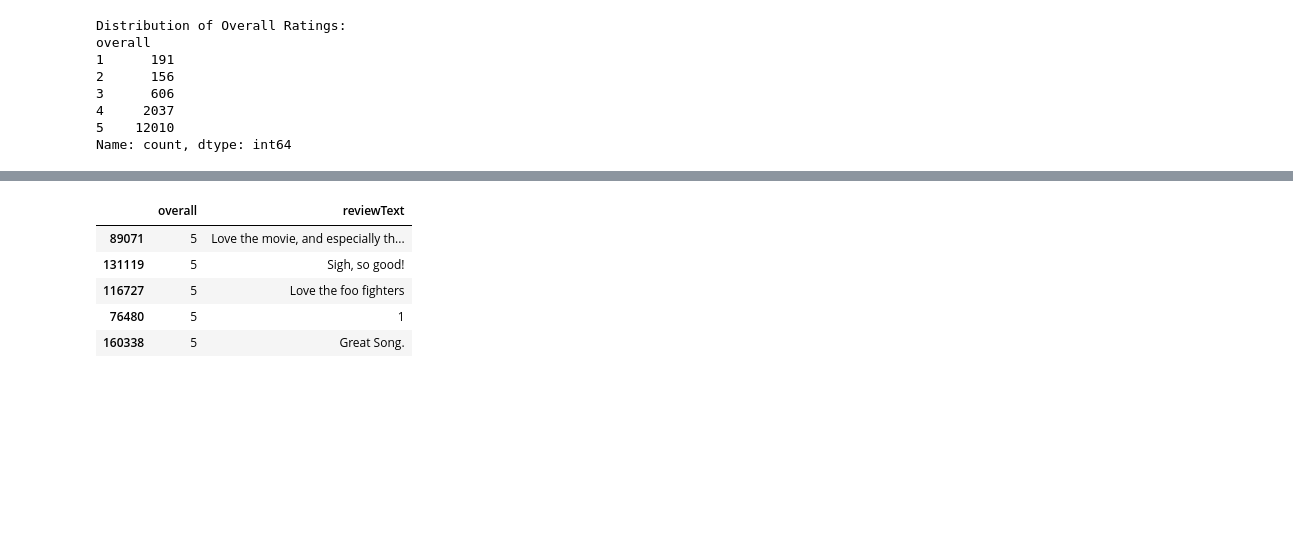
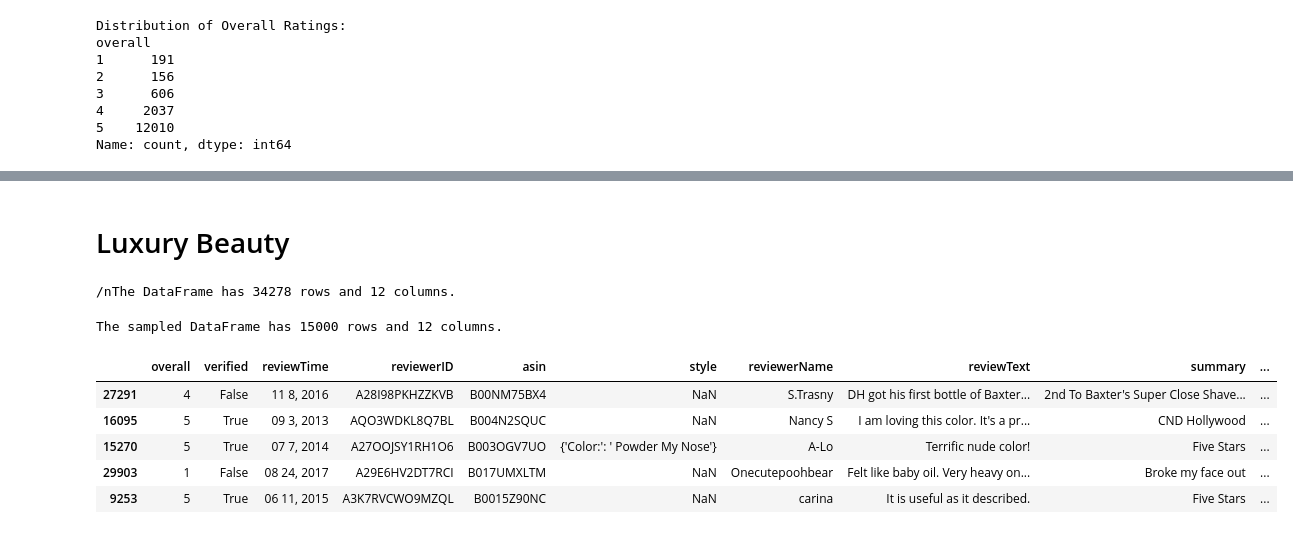
Before and after one commit to maryam2004-hub/i236004-NLP-Assignment3, a Jupyter notebook: i236004_NLP_Assignment3.ipynb, the cells around one changed output, grey strips where cells are left out. Cells and saved outputs as stored; diff of their text form; code cells hidden in the pictures; blank space fills up the shorter version.

Commit message:
Repeated the same for Luxury_Beauty_5

```diff
--- a/i236004_NLP_Assignment3.ipynb
+++ b/i236004_NLP_Assignment3.ipynb
@@ -55,9 +54,25 @@ df_sampled_2 = df_sampled[['overall', 'reviewText']]
-# %%
-df_sampled_2.head()
-# %% [output]
-|  | overall | reviewText |
-| 89071 | 5 | Love the movie, and especially th... |
-| 131119 | 5 | Sigh, so good! |
-| 116727 | 5 | Love the foo fighters |
-| 76480 | 5 | 1 |
-| 160338 | 5 | Great Song. |
+# %% [markdown]
+# Luxury Beauty
+# %%
+import pandas as pd
+
+# Load a JSON file into a pandas DataFrame
+df2 = pd.read_json('/content/Luxury_Beauty_5.json', lines=True)
+
+print(f"/nThe DataFrame has {df2.shape[0]} rows and {df2.shape[1]} columns.")
+# %% [output]
+/nThe DataFrame has 34278 rows and 12 columns.
+# %%
+# Randomly sample 15,000 rows
+df2_sampled = df2.sample(n=15000, random_state=42) # Using random_state for reproducibility
+
+print(f"The sampled DataFrame has {df2_sampled.shape[0]} rows and {df2_sampled.shape[1]} columns.")
+df2_sampled.head()
+# %% [output]
+The sampled DataFrame has 15000 rows and 12 columns.
+|  | overall | verified | reviewTime | reviewerID | asin | style | reviewerName | reviewText | summary | ... |
+| 27291 | 4 | False | 11 8, 2016 | A28I98PKHZZKVB | B00NM75BX4 | NaN | S.Trasny | DH got his first bottle of Baxter... | 2nd To Baxter's Super Close Shave... | ... |
+| 16095 | 5 | True | 09 3, 2013 | AQO3WDKL8Q7BL | B004N2SQUC | NaN | Nancy S | I am loving this color. It's a pr... | CND Hollywood | ... |
+| 15270 | 5 | True | 07 7, 2014 | A27OOJSY1RH1O6 | B003OGV7UO | {'Color:': ' Powder My Nose'} | A-Lo | Terrific nude color! | Five Stars | ... |
+| 29903 | 1 | False | 08 24, 2017 | A29E6HV2DT7RCI | B017UMXLTM | NaN | Onecutepoohbear | Felt like baby oil. Very heavy on... | Broke my face out | ... |
+| 9253 | 5 | True | 06 11, 2015 | A3K7RVCWO9MZQL | B0015Z90NC | NaN | carina | It is useful as it described. | Five Stars | ... |
```
Also changed, not shown: parts of 5 cells of this notebook.
